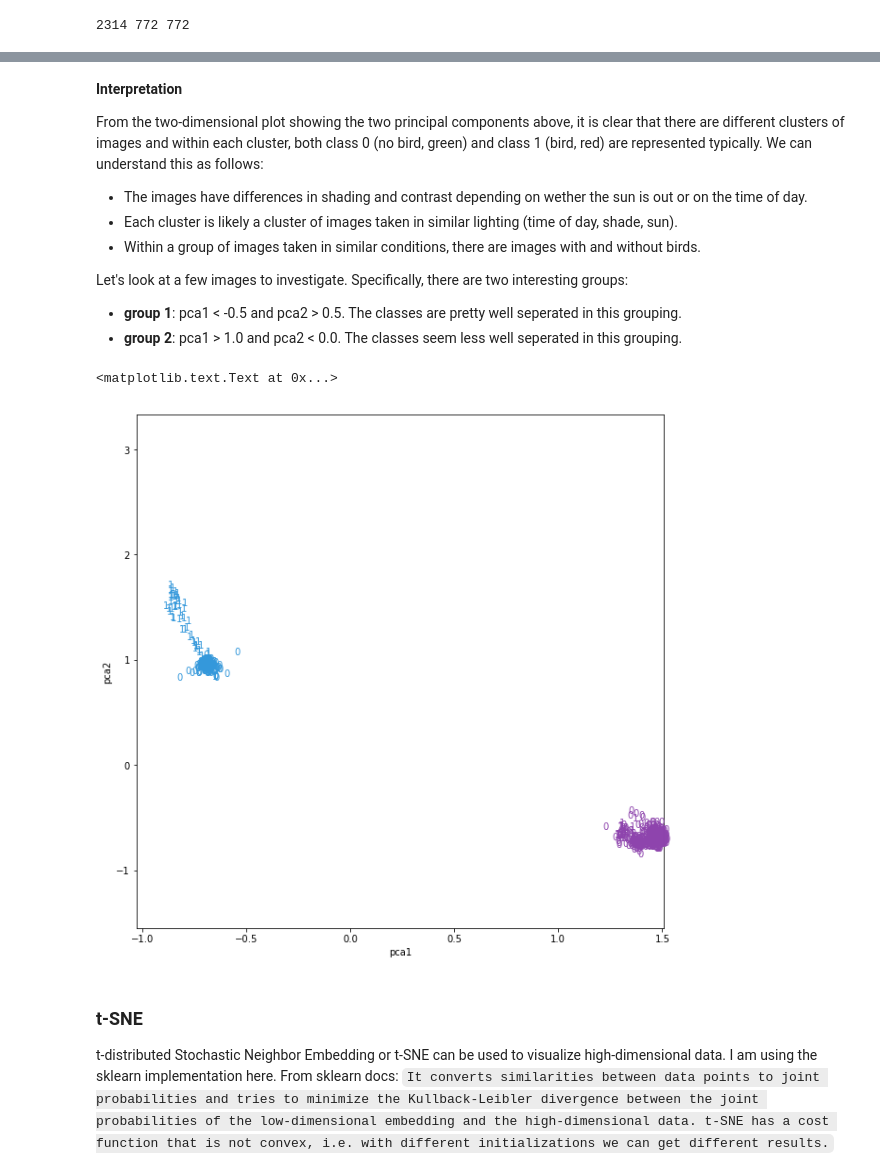
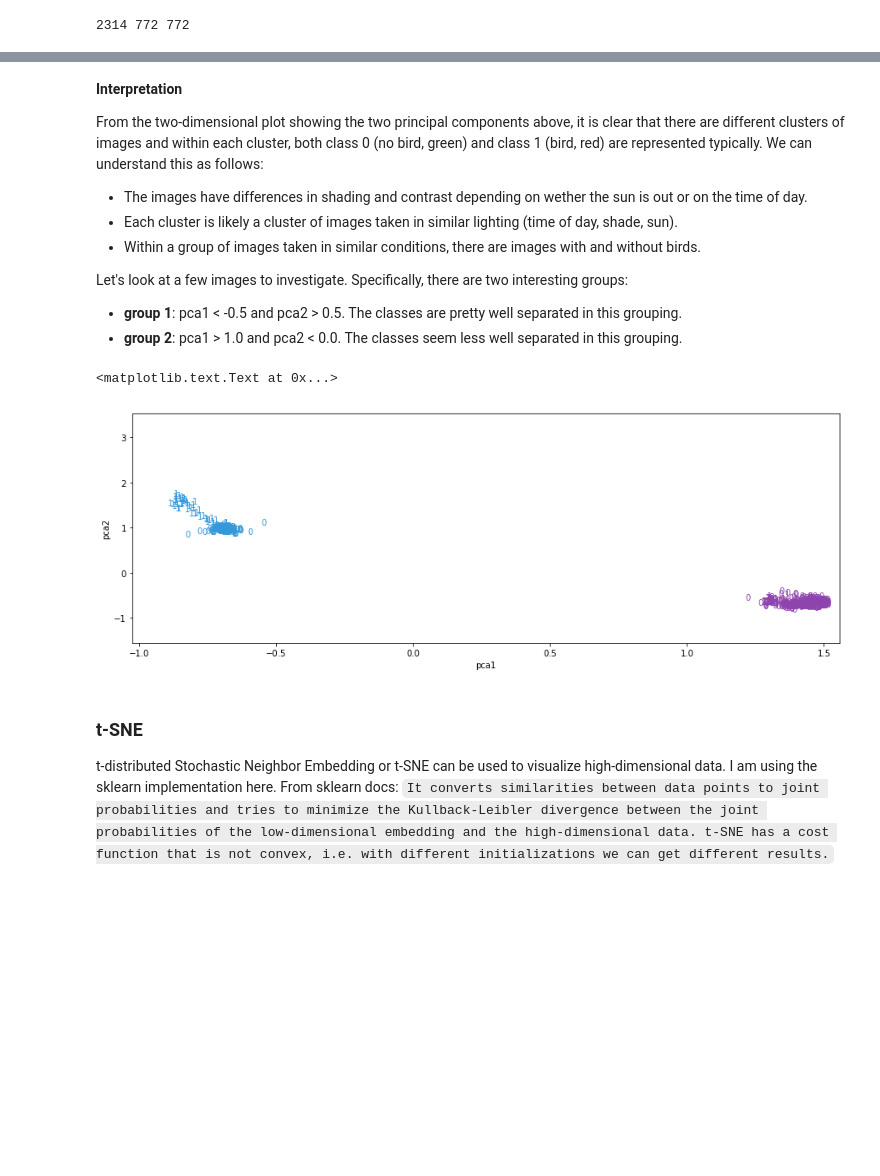
Before and after one commit to Freija/birdometer-ml, a Jupyter notebook: code/Birdometer.ipynb, the cells around one changed output, grey strips where cells are left out. Cells and saved outputs as stored; diff of their text form; code cells hidden in the pictures; blank space fills up the shorter version.

```diff
--- a/code/Birdometer.ipynb
+++ b/code/Birdometer.ipynb
@@ -223,26 +231,26 @@ From the two-dimensional plot showing the two principal components above, it is
 
 Let's look at a few images to investigate. Specifically, there are two interesting groups:
 
- - **group 1**: pca1 < -0.5 and pca2 > 0.5. The classes are pretty well seperated in this grouping.
- - **group 2**: pca1 > 1.0 and pca2 < 0.0. The classes seem less well seperated in this grouping.
+ - **group 1**: pca1 < -0.5 and pca2 > 0.5. The classes are pretty well separated in this grouping.
+ - **group 2**: pca1 > 1.0 and pca2 < 0.0. The classes seem less well separated in this grouping.
 # %%
 # First, grab the list of images in each group.
 # The image names are in the images list.
 # Also plot them to make sure we are selecting correcly
 # Group 1 is blue and group 2 is purple
-plt.figure(figsize=(10,10))
-plt.xlim(birds_pca[:,0].min(), birds_pca[:,0].max())
-plt.ylim(birds_pca[:,1].min(), birds_pca[:,1].max())
+plt.figure(figsize=(15,5))
+plt.xlim(birds_pca[:,0].min(), birds_pca[:,0].max() + 0.05)
+plt.ylim(birds_pca[:,1].min(), birds_pca[:,1].max() + 0.2)
 for i in range(len(birds_pca)):
     if (birds_pca[i,0] < -0.5) and (birds_pca[i,1] > 0.5):
         plt.text(birds_pca[i,0], birds_pca[i,1], str(y_train[i]), color="#3498DB")
     if (birds_pca[i,0] > 1.0) and (birds_pca[i,1] <0.0):
         plt.text(birds_pca[i,0], birds_pca[i,1], str(y_train[i]), color="#8E44AD")
 plt.xlabel("pca1")
 plt.ylabel("pca2")
 # %% [output]
 <matplotlib.text.Text at 0x...>
-[figure, old version]
+[figure, new version]
 # %%
 # Let's look at the images in these groups
 # %% [markdown]
```
Also changed, not shown: parts of 5 cells of this notebook.
